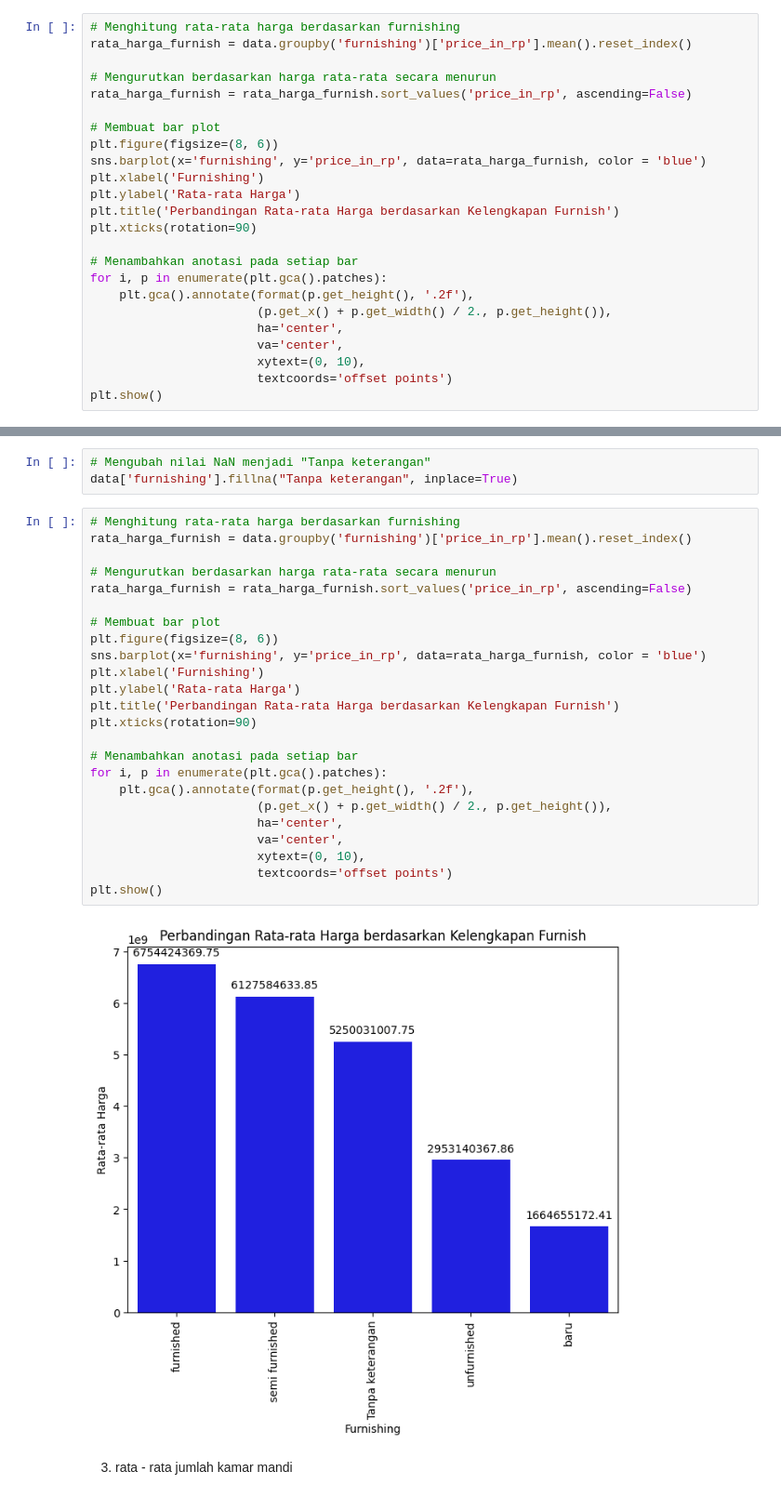
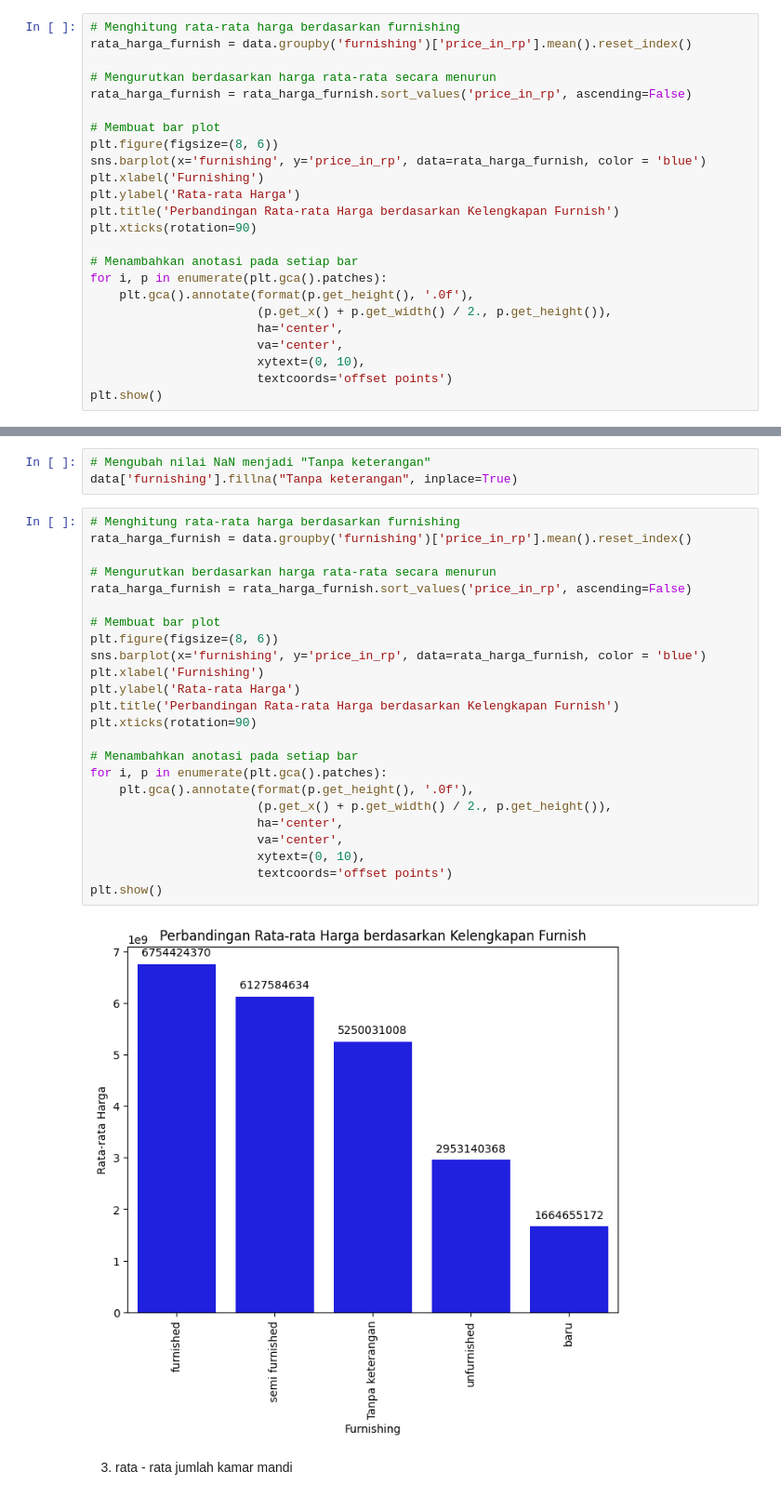
Before and after one commit to abdinegara783/ISFEST2023, a Jupyter notebook: ISFEST_Rozi.ipynb, the cells around one changed output, grey strips where cells are left out. Shown: that part at 93% size. Cells and saved outputs as stored; diff of their text form.

```diff
--- a/ISFEST_Rozi.ipynb
+++ b/ISFEST_Rozi.ipynb
@@ -179,7 +179,7 @@ plt.xticks(rotation=90)
 
 # Menambahkan anotasi pada setiap bar
 for i, p in enumerate(plt.gca().patches):
-    plt.gca().annotate(format(p.get_height(), '.2f'),
+    plt.gca().annotate(format(p.get_height(), '.0f'),
                        (p.get_x() + p.get_width() / 2., p.get_height()),
                        ha='center',
                        va='center',
@@ -198,29 +198,29 @@ data['furnishing'].fillna("Tanpa keterangan", inplace=True)
 # %%
 # Menghitung rata-rata harga berdasarkan furnishing
 rata_harga_furnish = data.groupby('furnishing')['price_in_rp'].mean().reset_index()
 
 # Mengurutkan berdasarkan harga rata-rata secara menurun
 rata_harga_furnish = rata_harga_furnish.sort_values('price_in_rp', ascending=False)
 
 # Membuat bar plot
 plt.figure(figsize=(8, 6))
 sns.barplot(x='furnishing', y='price_in_rp', data=rata_harga_furnish, color = 'blue')
 plt.xlabel('Furnishing')
 plt.ylabel('Rata-rata Harga')
 plt.title('Perbandingan Rata-rata Harga berdasarkan Kelengkapan Furnish')
 plt.xticks(rotation=90)
 
 # Menambahkan anotasi pada setiap bar
 for i, p in enumerate(plt.gca().patches):
-    plt.gca().annotate(format(p.get_height(), '.2f'),
+    plt.gca().annotate(format(p.get_height(), '.0f'),
                        (p.get_x() + p.get_width() / 2., p.get_height()),
                        ha='center',
                        va='center',
                        xytext=(0, 10),
                        textcoords='offset points')
 plt.show()
 # %% [output]
-[figure, old version]
+[figure, new version]
 # %% [markdown]
 3. rata - rata jumlah kamar mandi
 # %%
```
Also changed, not shown: parts of 4 cells of this notebook.
